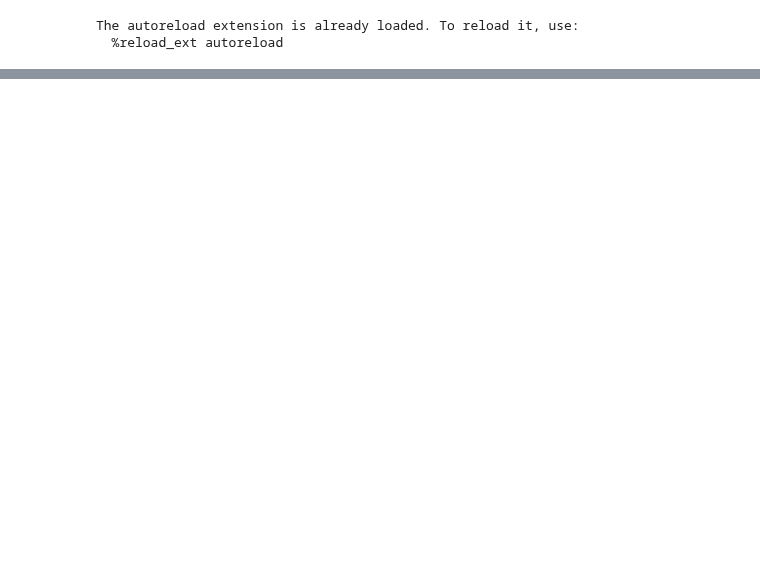
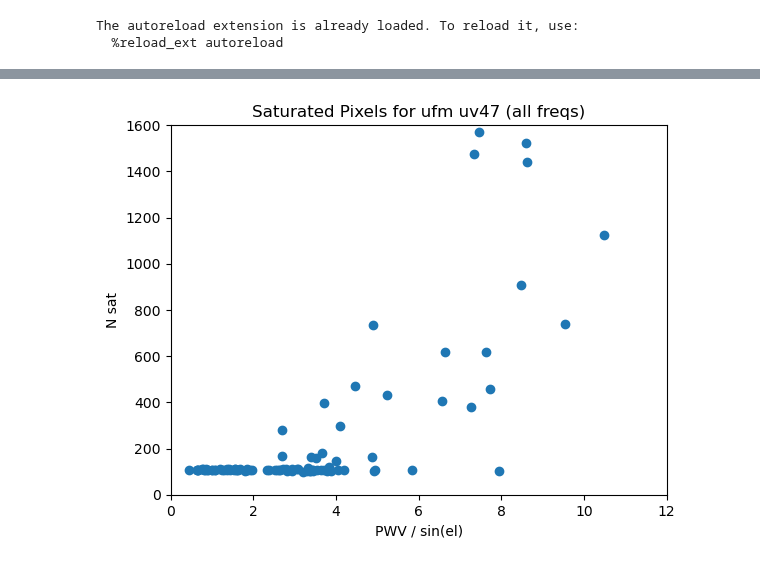
Before and after one commit to Sulla2012/LAT_Loading, a Jupyter notebook: lat_iv_loading_now.ipynb, the cells around one changed output, grey strips where cells are left out. Drawn from its saved outputs; the diff is of its cells as text; code cells hidden in the pictures; blank space fills up the shorter version.

```diff
--- a/lat_iv_loading_now.ipynb
+++ b/lat_iv_loading_now.ipynb
@@ -233,0 +230,18 @@ plt.savefig("./plts/lopt_{}_{}.png".format(ufm, high_freq), dpi=600)
+# %%
+saturated = np.zeros(len(all_iv_data.iv.p_sat.T))
+for i, obs in enumerate(all_iv_data.iv.p_sat.T):
+    saturated[i] = len(np.where((obs <= 0.1))[0]) + sum(np.isnan(x) for x in obs)
+# %%
+plt.scatter(obs_info.pwv/np.sin(obs_info.el_center* np.pi / 180.), saturated)
+plt.title("Saturated Pixels for ufm {} (all freqs)".format(ufm))
+
+plt.xlabel("PWV / sin(el)")
+plt.ylabel("N sat")
+
+plt.xlim(0, 12)
+plt.ylim(0, 1600)
+
+plt.savefig("./plts/sats/sat_{}.pdf".format(ufm), dpi=600)
+plt.savefig("./plts/sats/sat_{}.png".format(ufm), dpi=600)
+# %% [output]
+[figure, added]
```
Also changed, not shown: parts of 13 cells of this notebook, 1 other file.
